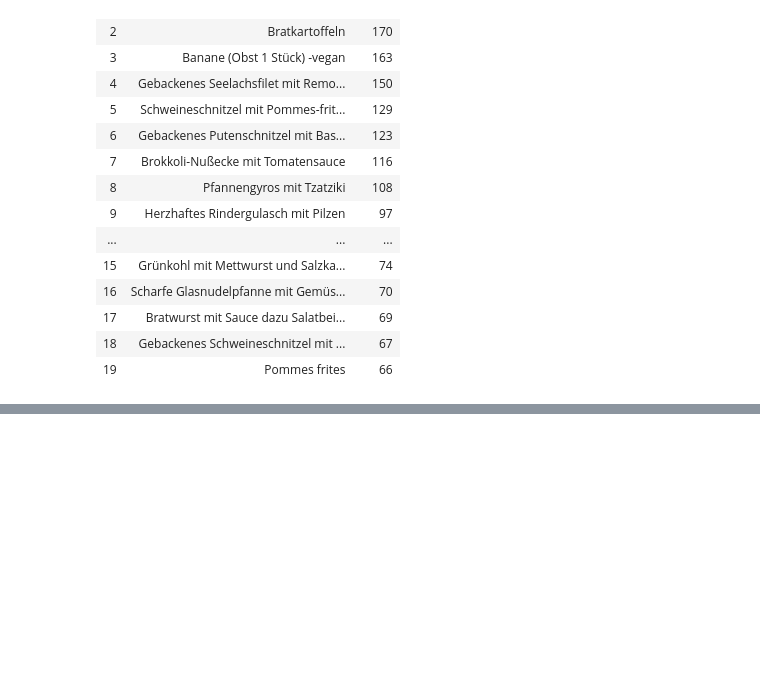
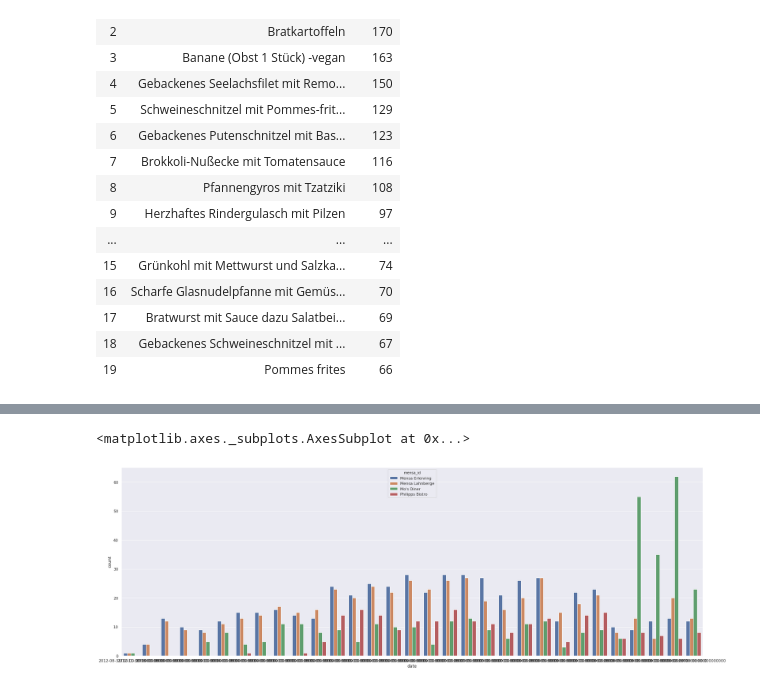
Before and after one commit to oxzi/about-mensa-mr, a Jupyter notebook: mensa_prices.ipynb, the cells around one changed output, grey strips where cells are left out. Drawn from its saved outputs; the diff is of its cells as text; code cells hidden in the pictures; blank space fills up the shorter version.

```diff
--- a/mensa_prices.ipynb
+++ b/mensa_prices.ipynb
@@ -117,0 +152,9 @@ meals_hot.loc[meals_hot.name.str.contains("Schweineschnitzel")].head(20)
+# %%
+meals_vegan = meals[meals.name.str.contains("vegan")][["mensa_id", "date", "name"]].groupby(
+    ["mensa_id", pd.Grouper(key="date", freq="3M")]).count().reset_index().rename(columns={"name":"count"})
+
+plt.figure(figsize=(30, 10))
+sns.barplot(x="date", y="count", hue="mensa_id", data=meals_vegan)
+# %% [output]
+<matplotlib.axes._subplots.AxesSubplot at 0x...>
+[figure, added]
```
Also changed, not shown: parts of 6 cells of this notebook.
